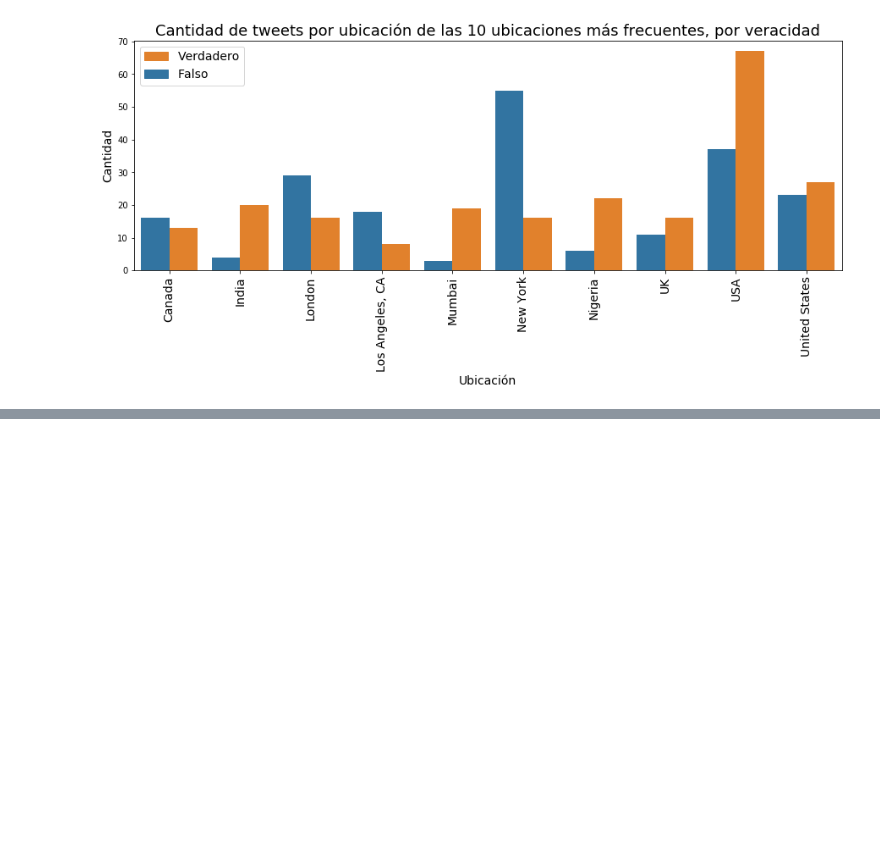
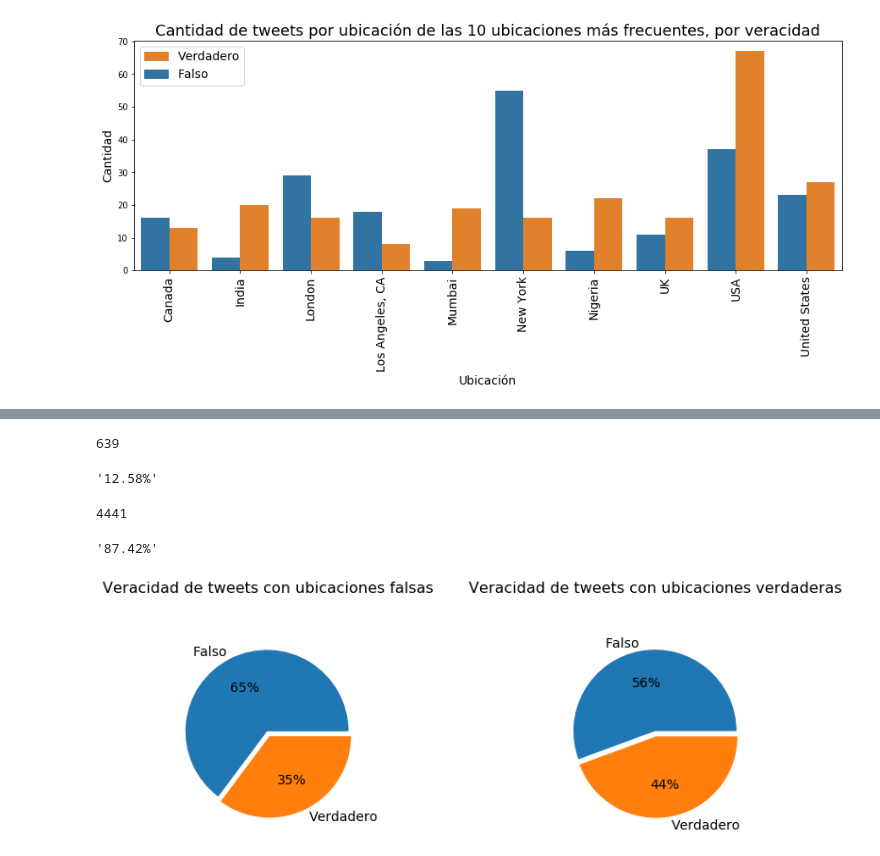
Before and after one commit to pabliyo/coronadatos, a Jupyter notebook: TP1-Location.ipynb, the cells around one changed output, grey strips where cells are left out. Cells and saved outputs as stored; diff of their text form; code cells hidden in the pictures; blank space fills up the shorter version.

```diff
--- a/TP1-Location.ipynb
+++ b/TP1-Location.ipynb
@@ -241,0 +312,57 @@ plt.show()
+# %%
+no_null_locations_df = df.loc[df["location"].notnull()]
+# %%
+fake_locations = no_null_locations_df["location"].str.contains(
+    "\$|!|@|\%|\&|\/|\(|\)|\=|\?|#|\d+",
+    regex=True
+)
+# Consideramos que las ubicaciones que tengan alguno de estos símbolos tienen una alta probabilidad de ser falsas
+# %%
+tweets_fake_locations = no_null_locations_df.loc[fake_locations]
+tweets_real_locations = no_null_locations_df.loc[~fake_locations]
+# %%
+len(tweets_fake_locations)
+# %% [output]
+639
+# %%
+# Porcentaje de tweets con ubicaciones falsas
+f"{(len(tweets_fake_locations) / len(no_null_locations_df)) * 100 :.2f}%"
+# %% [output]
+'12.58%'
+# %%
+len(tweets_real_locations)
+# %% [output]
+4441
+# %%
+# Porcentaje de tweets con ubicaciones reales
+f"{(len(tweets_real_locations) / len(no_null_locations_df)) * 100 :.2f}%"
+# %% [output]
+'87.42%'
+# %%
+fig = plt.figure()
+
+ax1 = fig.add_axes([0, 0, .5, .5], aspect=1)
+ax1.pie(
+    tweets_fake_locations["target"].value_counts(),
+    autopct="%1.0f%%",
+    explode=(0.05, 0.05),
+    labels=("Falso", "Verdadero"),
+    radius=1.5,
+    textprops={"fontsize": 14}
+)
+plt.title("Veracidad de tweets con ubicaciones falsas", y=1.5, fontsize=16)
+
+ax2 = fig.add_axes([.95, 0, .5, .5], aspect=1)
+ax2.pie(
+    tweets_real_locations["target"].value_counts(),
+    autopct="%1.0f%%",
+    explode=(0.05, 0.05),
+    labels=("Falso", "Verdadero"),
+    radius=1.5,
+    textprops={"fontsize": 14}
+)
+plt.title("Veracidad de tweets con ubicaciones verdaderas", y=1.5, fontsize=16)
+
+plt.show()
+# %% [output]
+[figure, added]
```
Also changed, not shown: parts of 13 cells of this notebook.
